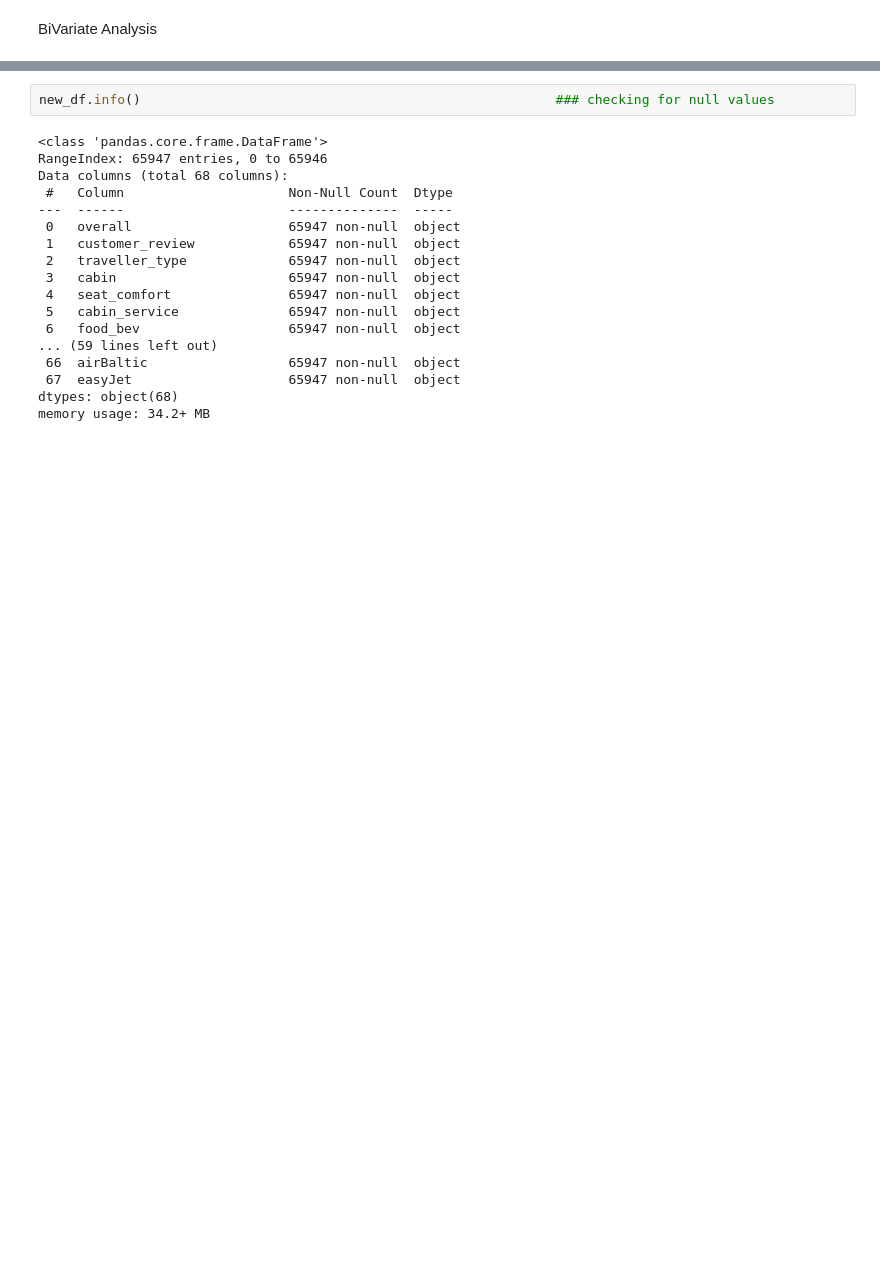
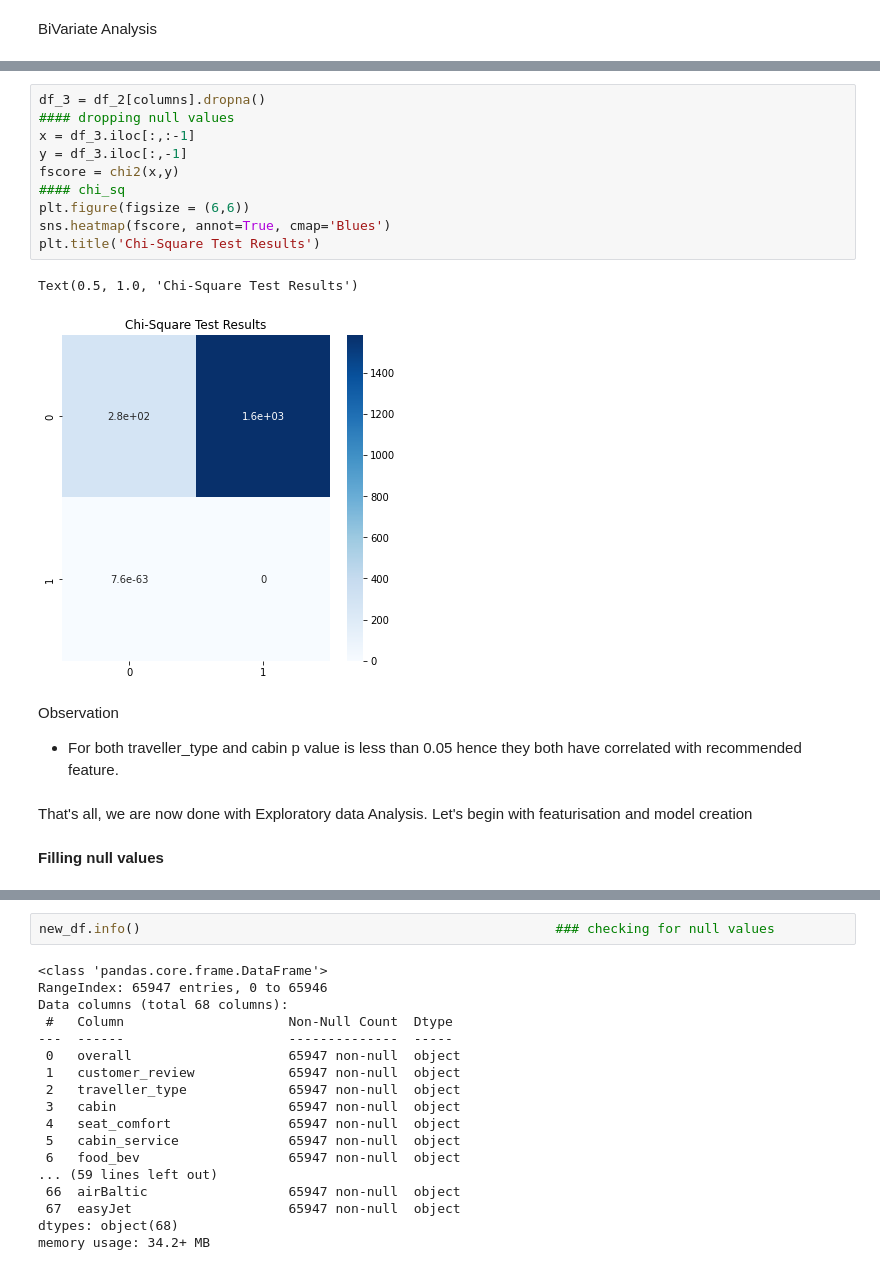
Before and after one commit to ydv1412/airline_review_classification, a Jupyter notebook: airline_review_classification.ipynb, the cells around one changed output, grey strips where cells are left out. Drawn from its saved outputs; the diff is of its cells as text; blank space fills up the shorter version.

```diff
--- a/airline_review_classification.ipynb
+++ b/airline_review_classification.ipynb
@@ -453,0 +347,18 @@ new_df = pd.DataFrame(df_array , columns = columns)               ### converting
+# %%
+df_3 = df_2[columns].dropna()                                                                          #### dropping null values
+x = df_3.iloc[:,:-1]
+y = df_3.iloc[:,-1]
+fscore = chi2(x,y)                                                                                     #### chi_sq
+plt.figure(figsize = (6,6))
+sns.heatmap(fscore, annot=True, cmap='Blues')
+plt.title('Chi-Square Test Results')
+# %% [output]
+Text(0.5, 1.0, 'Chi-Square Test Results')
+[figure, added]
+# %% [markdown]
+Observation
+* For both traveller_type and cabin p value is less than 0.05 hence they both have correlated with recommended feature.
+# %% [markdown]
+That's all, we are now done with Exploratory data Analysis. Let's begin with featurisation and model creation
+# %% [markdown]
+<b> Filling null values
```
Also changed, not shown: parts of 208 cells of this notebook.
